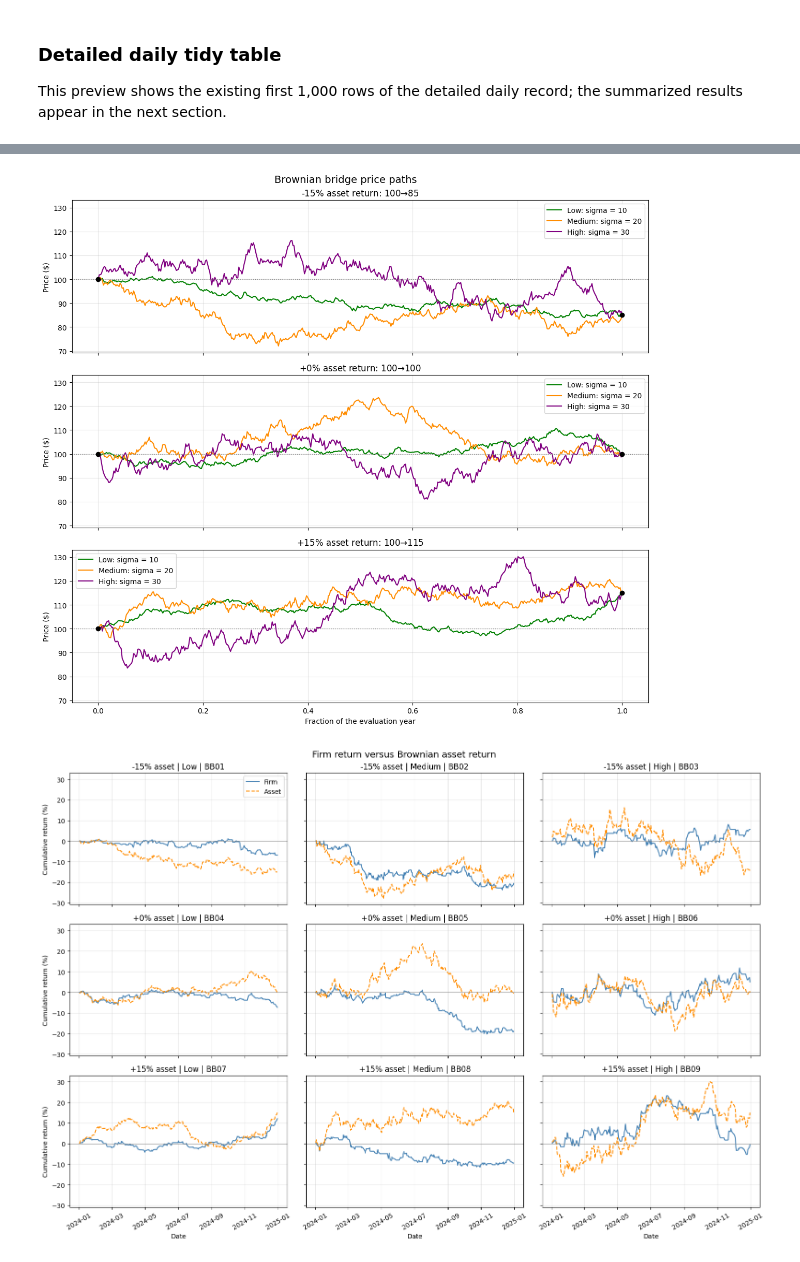
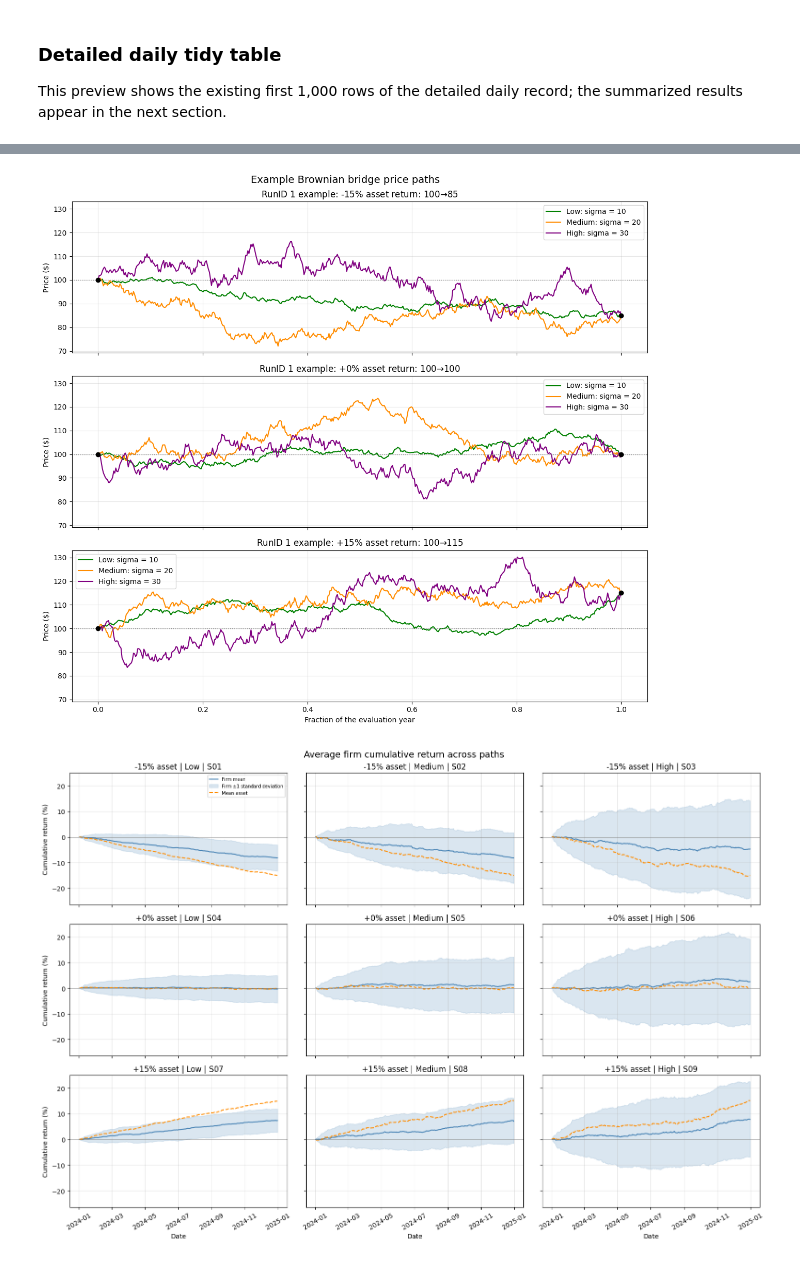
Before and after one commit to nickhazzard13/financial_ants, a Jupyter notebook: brownian_two_trader.ipynb, the cells around one changed output, grey strips where cells are left out. Cells and saved outputs as stored; diff of their text form; code cells hidden in the pictures.

```diff
--- a/brownian_two_trader.ipynb
+++ b/brownian_two_trader.ipynb
@@ -238,6 +238,7 @@ END_DATE = "2024-12-31"
 RETURN_SCENARIOS = [-0.15, 0.0, 0.15]
 FLUCTUATION_LEVELS = [("Low", 10), ("Medium", 20), ("High", 30)]
 BASE_SEED = 42
+PATHS_PER_COMBINATION = 100
 
 calendar_file = Path("data/spy_2024_with_warmup.csv")
 output_folder = Path("data/brownian_two_trader")
@@ -809,7 +829,7 @@ for _, settings in parameters.iterrows():
 
 daily_results = pd.concat(
     daily_frames, ignore_index=True
-).sort_values(["PathID", "Entity", "Date"]).reset_index(drop=True)
+).sort_values(["ScenarioID", "RunID", "Entity", "Date"]).reset_index(drop=True)
 
 previous_values = daily_results.groupby(
     ["PathID", "Entity"]
@@ -822,7 +842,7 @@ daily_results["DailyReturnPct"] = 100 * (
 )
 
 display(daily_results[[
-    "PathID", "ScenarioReturnPct", "VarianceLevel", "Sigma",
+    "ScenarioID", "RunID", "PathID", "ScenarioReturnPct", "VarianceLevel", "Sigma",
     "Date", "Entity", "Strategy", "Action",
     "Cash", "Shares", "Value", "ReturnPct",
 ]].head(1000).round(4))
@@ -952,9 +1052,11 @@ fig, axes = plt.subplots(
     3, 1, figsize=(12, 11), sharex=True, sharey=True
 )
 
+example_parameters = parameters[parameters["RunID"] == 1]
+
 for ax, scenario_return in zip(axes, RETURN_SCENARIOS):
-    scenario_paths = parameters[
-        np.isclose(parameters["ScenarioReturnPct"], 100 * scenario_return)
+    scenario_paths = example_parameters[
+        np.isclose(example_parameters["ScenarioReturnPct"], 100 * scenario_return)
     ]
 
     for _, settings in scenario_paths.iterrows():
@@ -979,7 +1081,7 @@ for ax, scenario_return in zip(axes, RETURN_SCENARIOS):
 
     ax.axhline(START_PRICE, color="gray", linestyle=":", linewidth=1)
     ax.set_title(
-        f"{scenario_return:+.0%} asset return: "
+        f"RunID 1 example: {scenario_return:+.0%} asset return: "
         f"${START_PRICE:.0f} → ${ending_price:.0f}"
     )
     ax.set_ylabel("Price ($)")
@@ -987,54 +1089,71 @@ for ax, scenario_return in zip(axes, RETURN_SCENARIOS):
     ax.grid(alpha=0.3)
 
 axes[-1].set_xlabel("Fraction of the evaluation year")
-fig.suptitle("Brownian bridge price paths", fontsize=14)
+fig.suptitle("Example Brownian bridge price paths", fontsize=14)
 
 plt.tight_layout()
 plt.show()
 # %% [output]
-[figure, old version]
+[figure, new version]
 # %%
+firm_plot_data = daily_results[
+    daily_results["Entity"] == "Firm"
+].copy()
+
+firm_plot_summary = firm_plot_data.groupby(
+    ["ScenarioID", "RunID", "Date"], as_index=False
+).agg(
+    ReturnPct=("ReturnPct", "first"),
+    Close=("Close", "first"),
+    StartPrice=("StartPrice", "first"),
+)
+
 fig, axes = plt.subplots(
     3, 3, figsize=(16, 11), sharex=True, sharey=True
 )
 
-for ax, (_, settings) in zip(axes.flat, parameters.iterrows()):
-    firm = daily_results[
-        (daily_results["PathID"] == settings["PathID"])
-        & (daily_results["Entity"] == "Firm")
+for ax, (_, settings) in zip(
+    axes.flat, parameters.drop_duplicates("ScenarioID").iterrows()
+):
+    scenario_data = firm_plot_summary[
+        firm_plot_summary["ScenarioID"] == settings["ScenarioID"]
     ]
+    return_band = scenario_data.groupby("Date")["ReturnPct"].agg(["mean", "std"])
+    asset_return = scenario_data.groupby("Date").agg(
+        Close=("Close", "mean"), StartPrice=("StartPrice", "first")
+    )
+    asset_return = 100 * (asset_return["Close"] / asset_return["StartPrice"] - 1)
 
-    asset_return = 100 * (firm["Close"] / settings["StartPrice"] - 1)
-
+    ax.plot(return_band.index, return_band["mean"], label="Firm mean", color="steelblue")
+    ax.fill_between(
+        return_band.index,
+        return_band["mean"] - return_band["std"],
+        return_band["mean"] + return_band["std"],
+        color="steelblue", alpha=0.2, label="Firm ±1 standard deviation",
+    )
     ax.plot(
-        firm["Date"], firm["ReturnPct"],
-        label="Firm", color="steelblue",
+        asset_return.index, asset_return,
+        label="Mean asset", color="darkorange", linestyle="--",
     )
-
-    ax.plot(
-        firm["Date"], asset_return,
-        label="Asset", color="darkorange", linestyle="--",
-    )
-
     ax.axhline(0, color="gray", linewidth=0.7)
     ax.set_title(
         f"{settings['ScenarioReturnPct']:+.0f}% asset | "
-        f"{settings['VarianceLevel']} | {settings['PathID']}"
+        f"{settings['VarianceLevel']} | {settings['ScenarioID']}"
     )
     ax.grid(alpha=0.3)
     ax.tick_params(axis="x", labelrotation=30)
 
-axes[0, 0].legend()
+axes[0, 0].legend(fontsize=7)
 
 for ax in axes[:, 0]:
     ax.set_ylabel("Cumulative return (%)")
 
 for ax in axes[-1, :]:
     ax.set_xlabel("Date")
 
-fig.suptitle("Firm return versus Brownian asset return", fontsize=14)
+fig.suptitle("Average firm cumulative return across paths", fontsize=14)
 plt.tight_layout()
 plt.show()
 # %% [output]
-[figure, old version]
+[figure, new version]
 # %%
```
Also changed, not shown: parts of 9 cells of this notebook.
